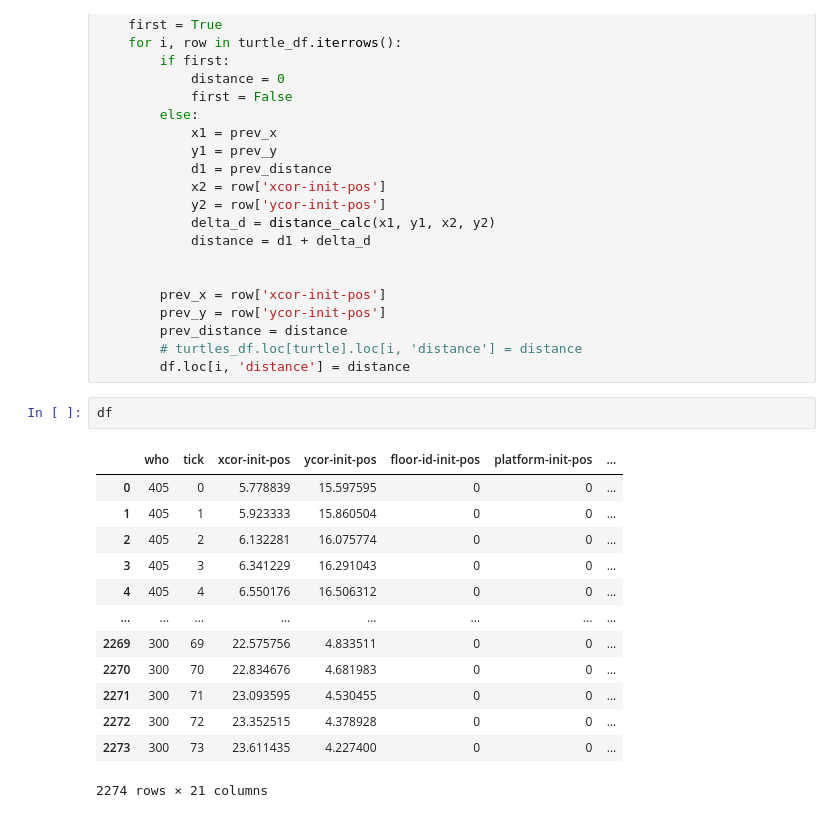
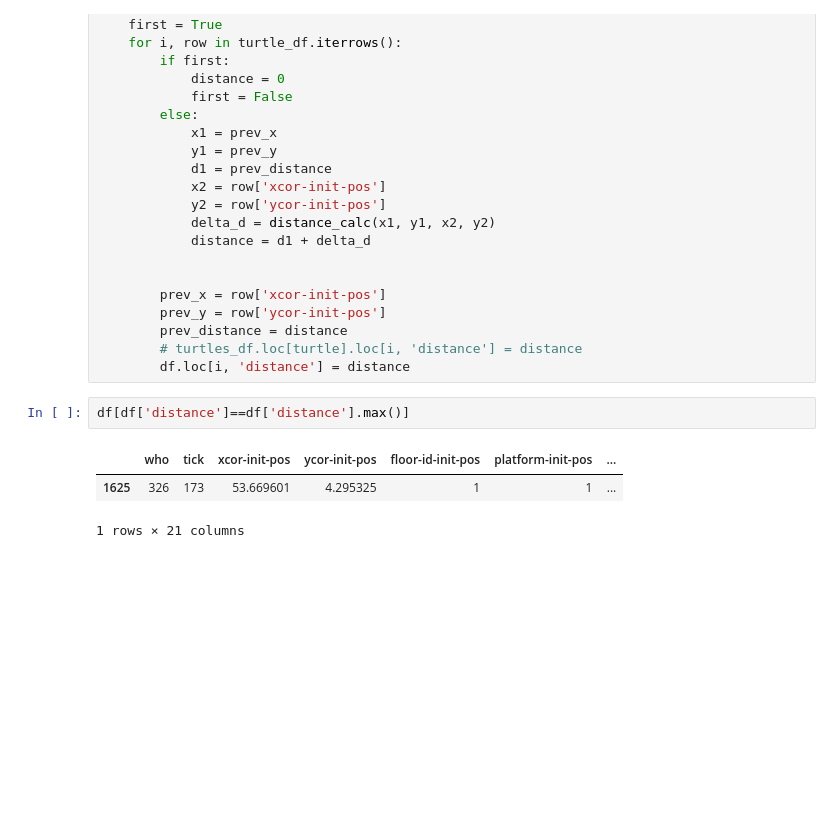
Before and after one commit to Educorreia932/FEUP-MS, a Jupyter notebook: Examples/experiments/analysis.ipynb, the cells around one changed output. Saved outputs shown, nothing was run; the diff lists cells and outputs as text; blank space fills up the shorter version.

```diff
--- a/Examples/experiments/analysis.ipynb
+++ b/Examples/experiments/analysis.ipynb
@@ -100,19 +102,9 @@ for turtle, turtle_df in turtles_df:
         prev_distance = distance
         # turtles_df.loc[turtle].loc[i, 'distance'] = distance
         df.loc[i, 'distance'] = distance
-# %%
-df
-# %% [output]
-|  | who | tick | xcor-init-pos | ycor-init-pos | floor-id-init-pos | platform-init-pos | ... |
-| 0 | 405 | 0 | 5.778839 | 15.597595 | 0 | 0 | ... |
-| 1 | 405 | 1 | 5.923333 | 15.860504 | 0 | 0 | ... |
-| 2 | 405 | 2 | 6.132281 | 16.075774 | 0 | 0 | ... |
-| 3 | 405 | 3 | 6.341229 | 16.291043 | 0 | 0 | ... |
-| 4 | 405 | 4 | 6.550176 | 16.506312 | 0 | 0 | ... |
-| ... | ... | ... | ... | ... | ... | ... | ... |
-| 2269 | 300 | 69 | 22.575756 | 4.833511 | 0 | 0 | ... |
-| 2270 | 300 | 70 | 22.834676 | 4.681983 | 0 | 0 | ... |
-| 2271 | 300 | 71 | 23.093595 | 4.530455 | 0 | 0 | ... |
-| 2272 | 300 | 72 | 23.352515 | 4.378928 | 0 | 0 | ... |
-| 2273 | 300 | 73 | 23.611435 | 4.227400 | 0 | 0 | ... |
-2274 rows × 21 columns
+# %%
+df[df['distance']==df['distance'].max()]
+# %% [output]
+|  | who | tick | xcor-init-pos | ycor-init-pos | floor-id-init-pos | platform-init-pos | ... |
+| 1625 | 326 | 173 | 53.669601 | 4.295325 | 1 | 1 | ... |
+1 rows × 21 columns
```
Also changed, not shown: parts of 6 cells of this notebook.
